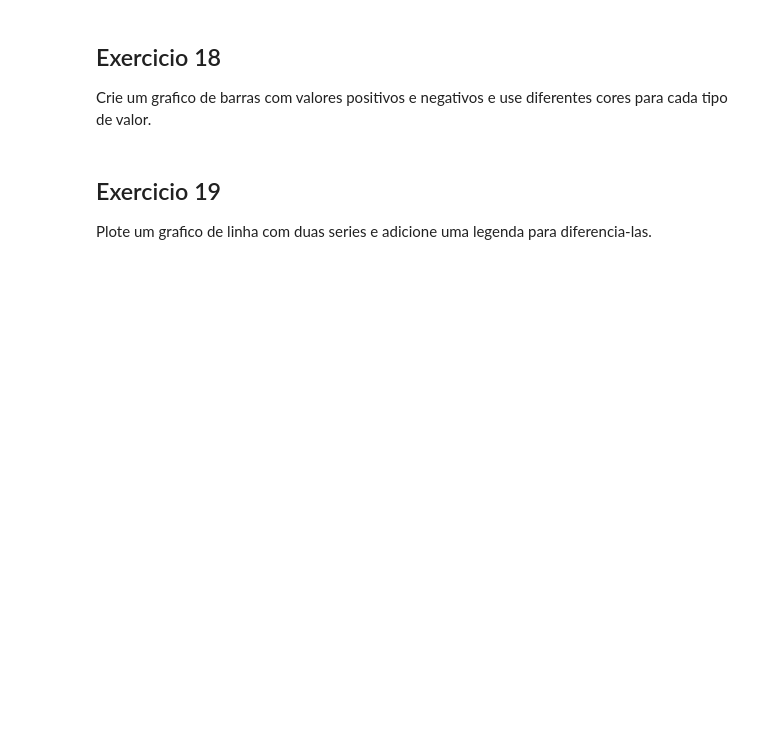
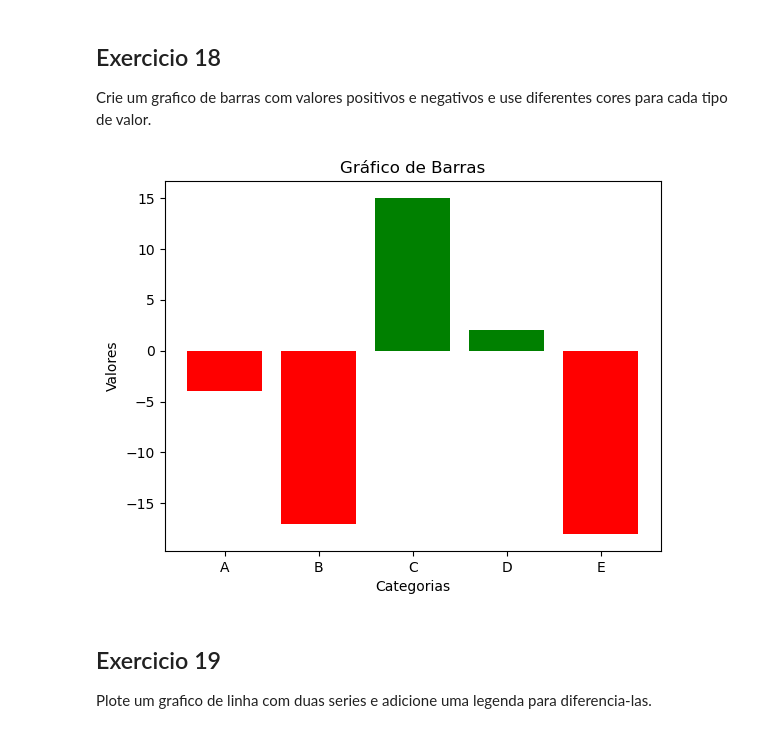
Before and after one commit to pecosta23/IaUmcFabiano, a Jupyter notebook: Exercicios_LibsPython_PedroCosta_06C.ipynb, the cells around one changed output. Drawn from its saved outputs; the diff is of its cells as text; code cells hidden in the pictures; blank space fills up the shorter version.

```diff
--- a/Exercicios_LibsPython_PedroCosta_06C.ipynb
+++ b/Exercicios_LibsPython_PedroCosta_06C.ipynb
@@ -1538,6 +1550,27 @@ plt.show()
 ## Exercicio 18
 
 Crie um grafico de barras com valores positivos e negativos e use diferentes cores para cada tipo de valor.
+# %%
+categorias = ["A", "B", "C", "D", "E"] # quantidade de categorias
+valores = np.random.randint(-20, 20, size=5) # 5 valores aleatorios
+
+cores = [] # lista para preencher
+
+for valor in valores:
+    if valor >= 0:
+        cores.append("green") # positivo verde
+    else:
+        cores.append("red") # negativo vermelho
+
+plt.bar(categorias, valores, color=cores)
+
+plt.title("Gráfico de Barras")
+plt.xlabel("Categorias")
+plt.ylabel("Valores")
+
+plt.show()
+# %% [output]
+[figure, added]
 # %% [markdown]
 ## Exercicio 19
 
```
Also changed, not shown: parts of 4 cells of this notebook.
